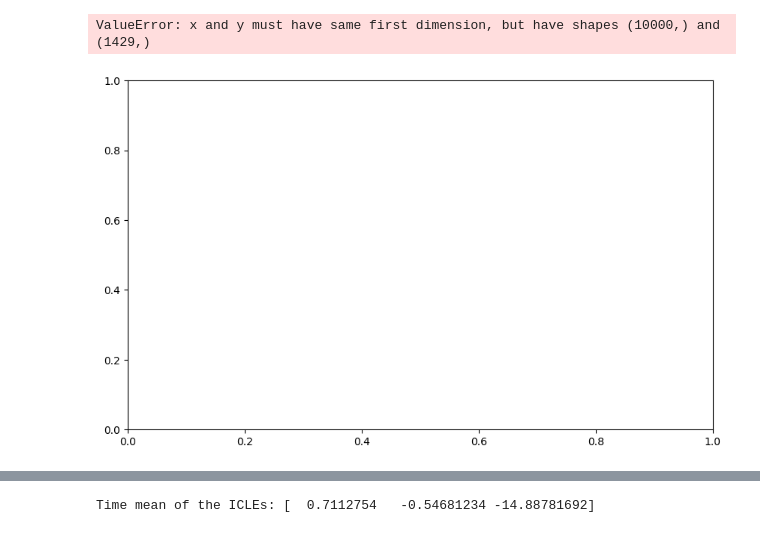
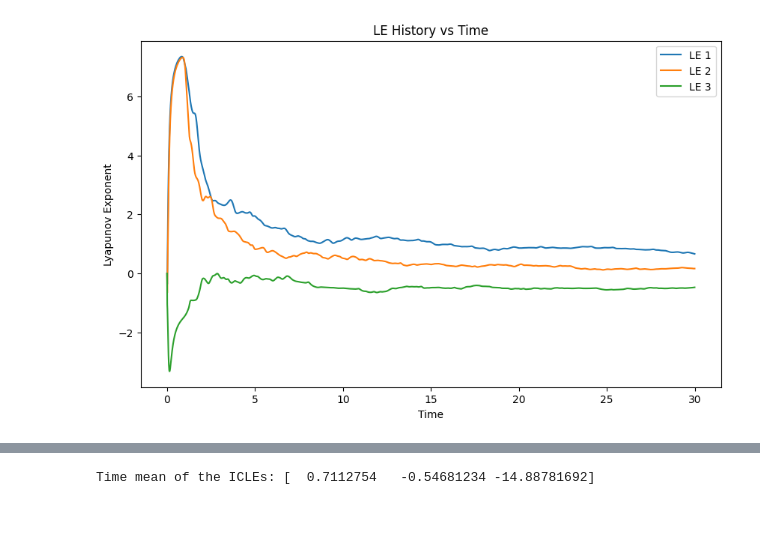
Before and after one commit to MagriLab/clvlib, a Jupyter notebook: prova.ipynb, the cells around one changed output, grey strips where cells are left out. Saved outputs shown, nothing was run; the diff lists cells and outputs as text; code cells hidden in the pictures.

```diff
--- a/prova.ipynb
+++ b/prova.ipynb
@@ -86,6 +43,0 @@ rho = 28.0
-# %%
-# Generate the trajectory of the Lorenz system using the time grid from cell index 3.
-def lorenz63_wrapper(x, t, sigma, beta, rho):
-	return lorenz63(t, x, sigma, beta, rho)
-
-x = scipy.integrate.odeint(lorenz63_wrapper, u0, time, args=(sigma, beta, rho)).T
@@ -96,2 +55,22 @@ np.shape(x)
+# %%
+def lorenz96(t, x, F=8):
+    """Lorenz 96 model with constant forcing"""
+    return (np.roll(x, -1) - np.roll(x, 2)) * np.roll(x, 1) - x + F
+
+def lorenz96_jacobian(_: float, x: np.ndarray, forcing=8) -> np.ndarray:  # noqa: ARG001
+    """Jacobian matrix of the Lorenz-96 system (pure NumPy)."""
+    k = x.size
+    jac = np.zeros((k, k), dtype=np.float64)
+
+    idx = np.arange(k)
+    im1 = (idx - 1) % k
+    im2 = (idx - 2) % k
+    ip1 = (idx + 1) % k
+
+    jac[idx, im1] = x[ip1] - x[im2]
+    jac[idx, ip1] = x[im1]
+    jac[idx, im2] = -x[im1]
+    jac[idx, idx] = -1.0
+    return jac
 # %%
-Q, R, LE, LE_history, CLVs = lyap_analysis(lorenz63, lorenz63_jacobian, x, time, sigma, beta, rho, k_step=7)
+Q, R, LE, LE_history, CLVs = lyap_analysis(lorenz96, lorenz96_jacobian, x.T, t, F, k_step=1)
@@ -113,16 +81,15 @@ np.shape(LE_history)
 # %%
 plt.figure(figsize=(10, 6))
-plt.plot(time, LE_history[0, :], label='LE 1')
-plt.plot(time, LE_history[1, :], label='LE 2')
-plt.plot(time, LE_history[2, :], label='LE 3')
+plt.plot(t, LE_history[0, :], label='LE 1')
+plt.plot(t, LE_history[1, :], label='LE 2')
+plt.plot(t, LE_history[2, :], label='LE 3')
 plt.xlabel('Time')
 plt.ylabel('Lyapunov Exponent')
 plt.title('LE History vs Time')
 plt.legend()
 plt.show()
 # %% [output]
-ValueError: x and y must have same first dimension, but have shapes (10000,) and (1429,)
-[figure, old version]
+[figure, new version]
 # %%
 print("Final Lyapunov Exponents:", LE)
 # %% [output]
```
Also changed, not shown: parts of 13 cells of this notebook, 7 other files.
